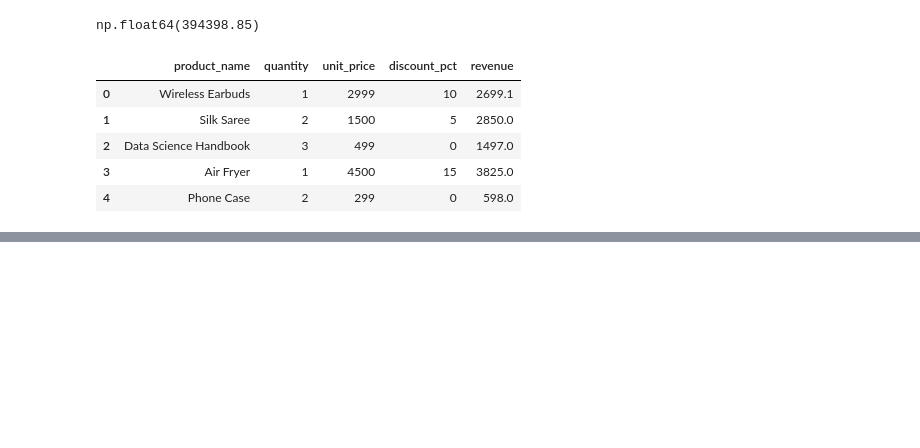
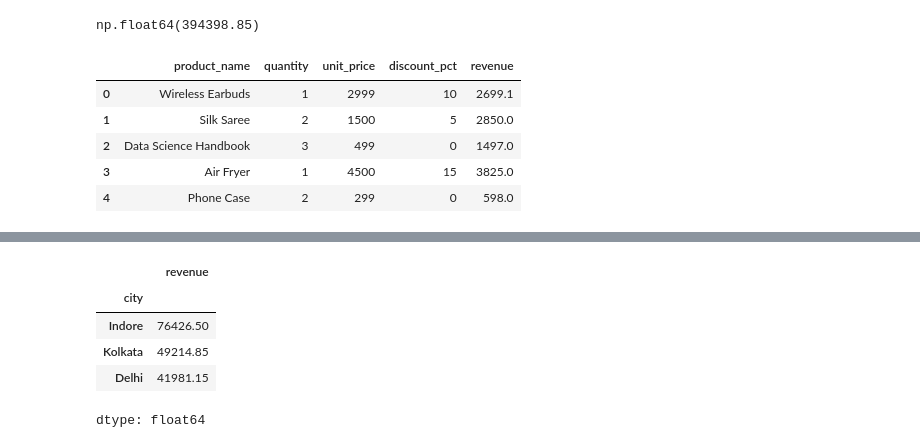
Before and after one commit to SandhuruT/Data_Science_01, a Jupyter notebook: Data_Science_project_01.ipynb, the cells around one changed output, grey strips where cells are left out. Drawn from its saved outputs; the diff is of its cells as text; code cells hidden in the pictures; blank space fills up the shorter version.

```diff
--- a/Data_Science_project_01.ipynb
+++ b/Data_Science_project_01.ipynb
@@ -116,0 +127,9 @@ df_sales[['product_name','quantity','unit_price','discount_pct','revenue']].head
+# %%
+df_sales.groupby('city')['revenue'].sum().sort_values(ascending=False).head(3)
+# %% [output]
+|  | revenue |
+| city |  |
+| Indore | 76426.50 |
+| Kolkata | 49214.85 |
+| Delhi | 41981.15 |
+dtype: float64
```
Also changed, not shown: parts of 3 cells of this notebook.
